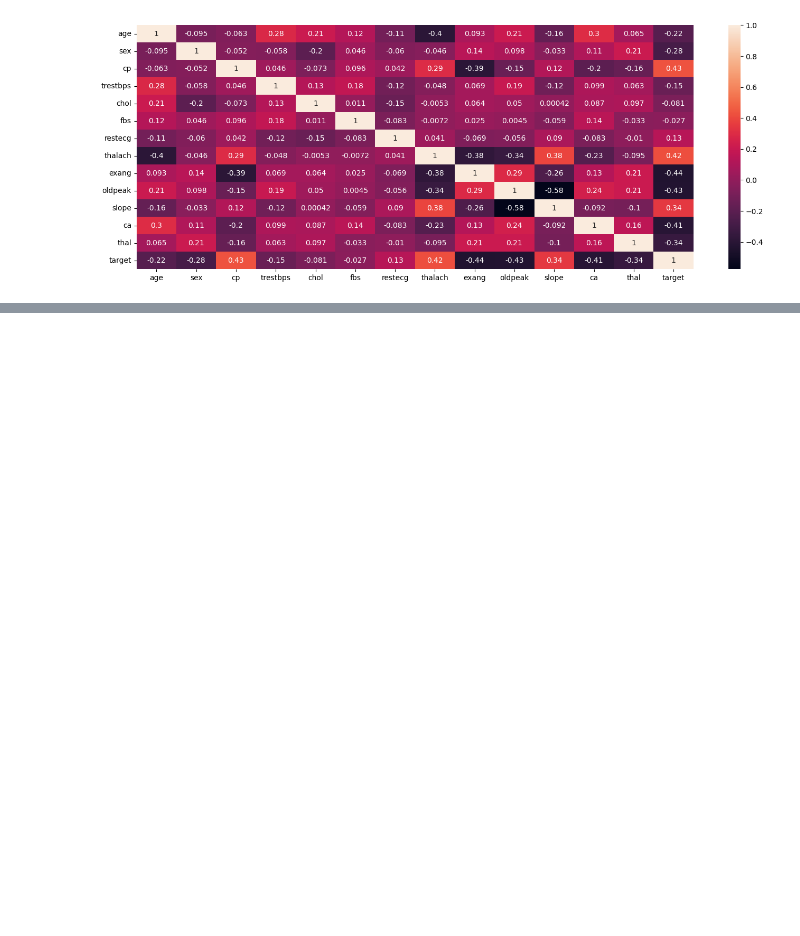
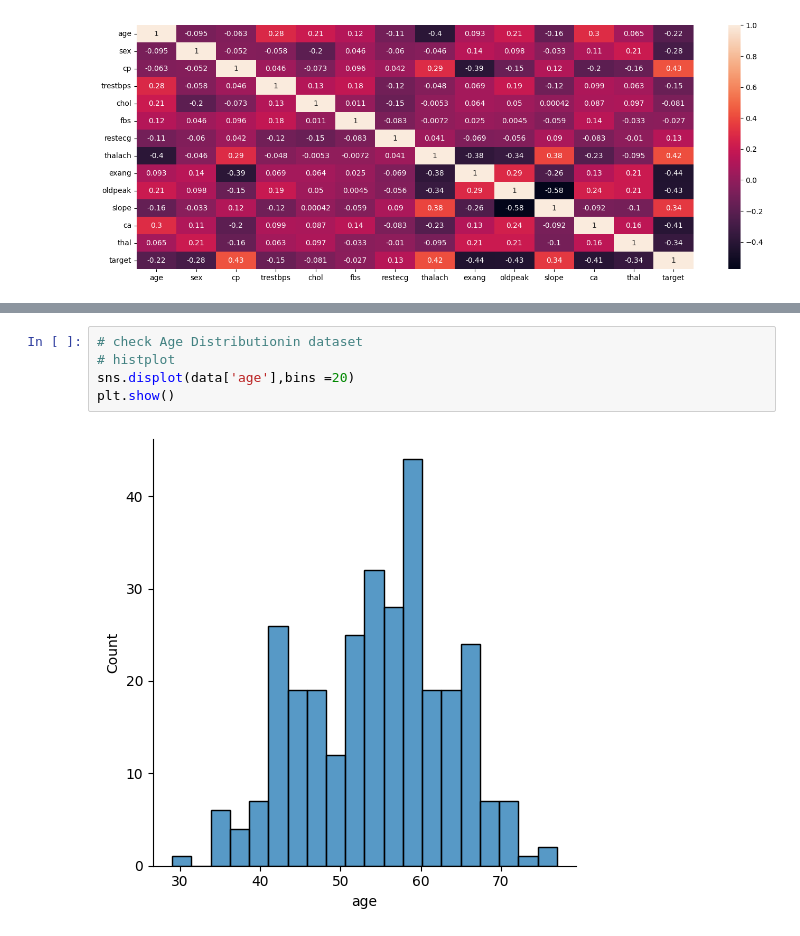
Before and after one commit to Evansrintari/CollectionMiniProject, a Jupyter notebook: heart_disease_analysis.ipynb, the cells around one changed output, grey strips where cells are left out. Drawn from its saved outputs; the diff is of its cells as text; blank space fills up the shorter version.

```diff
--- a/heart_disease_analysis.ipynb
+++ b/heart_disease_analysis.ipynb
@@ -132,0 +188,7 @@ sns.heatmap(data.corr(), annot= True)
+# %%
+# check Age Distributionin dataset
+# histplot
+sns.displot(data['age'],bins =20)
+plt.show()
+# %% [output]
+[figure, added]
```
Also changed, not shown: parts of 13 cells of this notebook.
